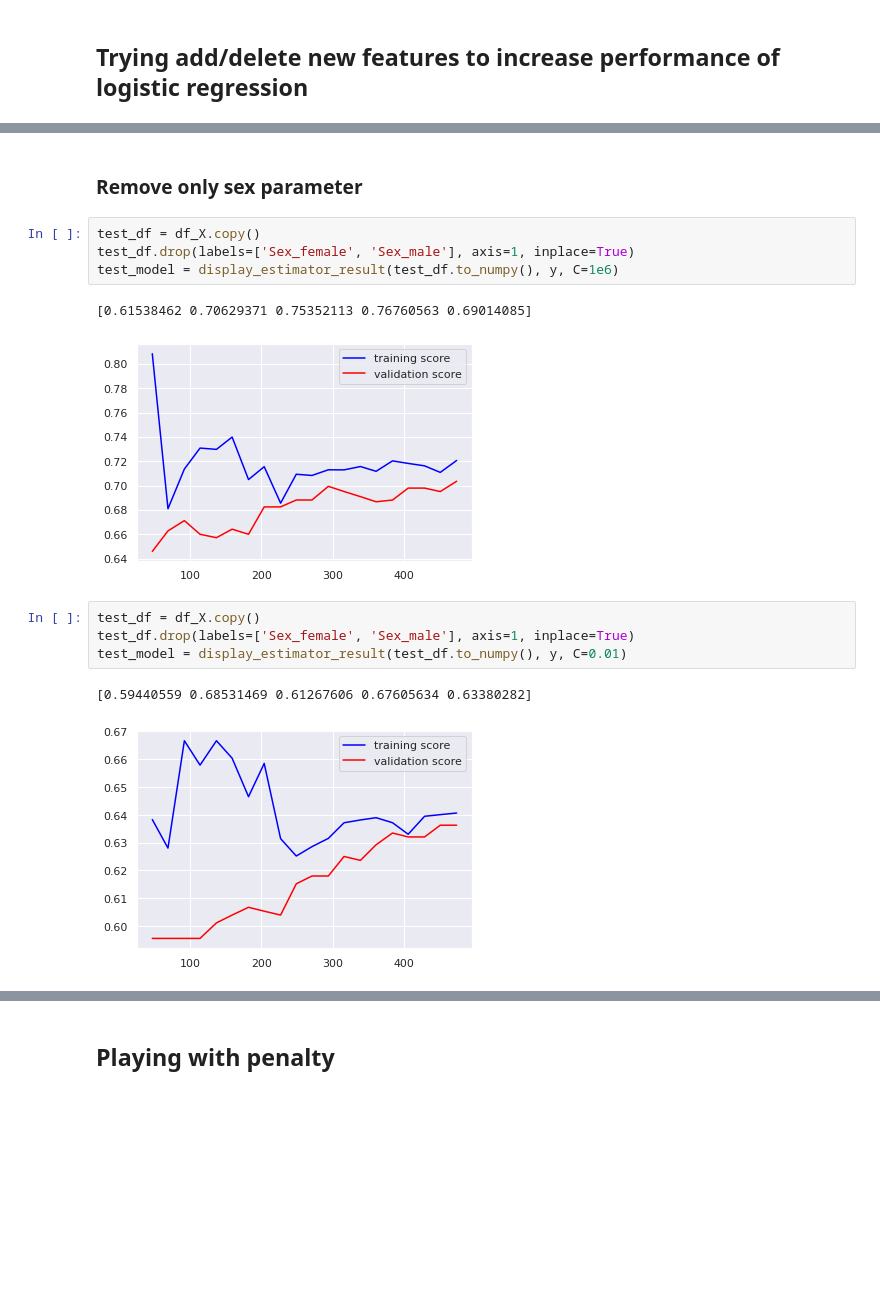
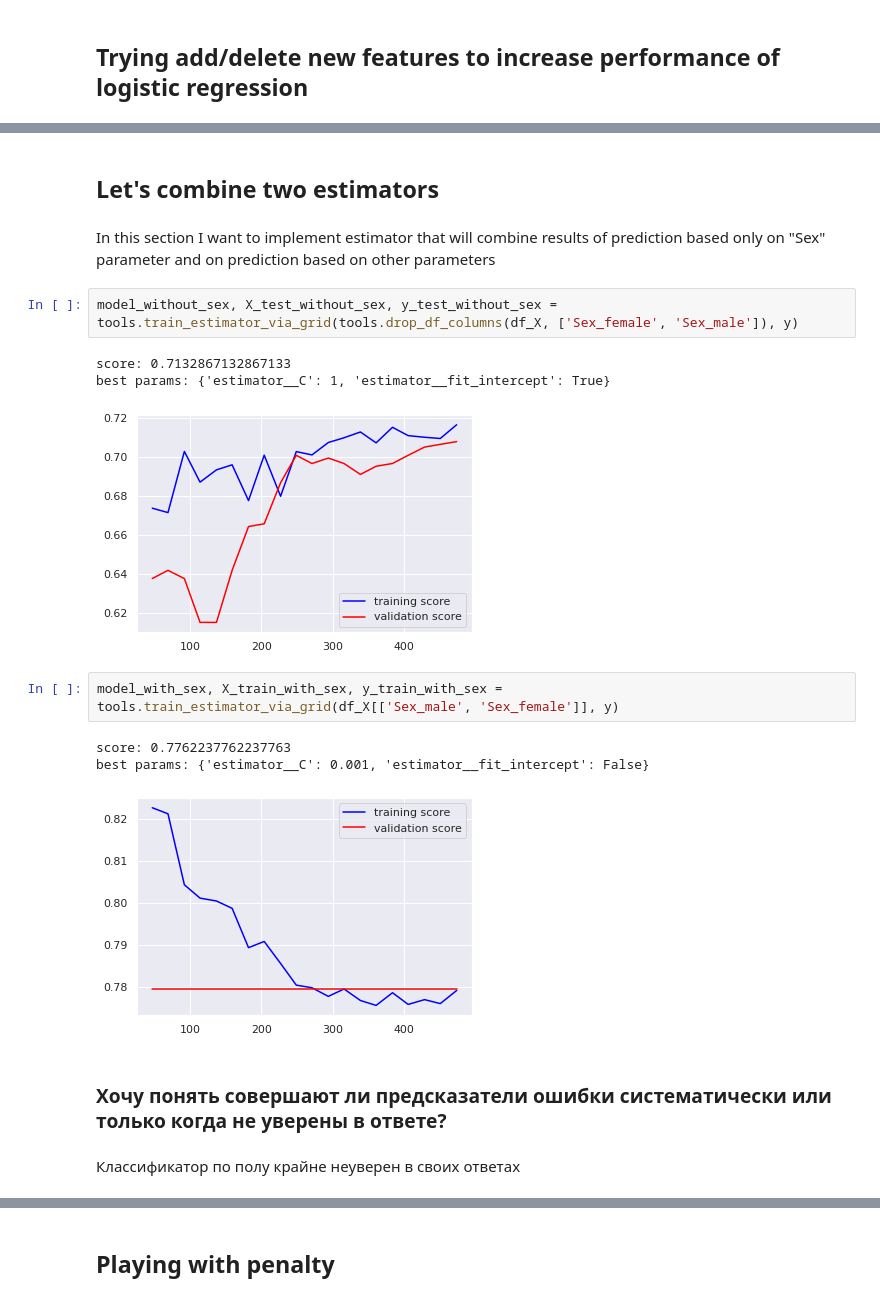
Before and after one commit to VsevolodKozlov-git/kaggle-titanic-competition, a Jupyter notebook: main.ipynb, the cells around one changed output, grey strips where cells are left out. Drawn from its saved outputs; the diff is of its cells as text; blank space fills up the shorter version.

```diff
--- a/main.ipynb
+++ b/main.ipynb
@@ -183,16 +139,20 @@ Training result stays the same!!!
-# %% [markdown]
-### Remove only sex parameter
-# %%
-test_df = df_X.copy()
-test_df.drop(labels=['Sex_female', 'Sex_male'], axis=1, inplace=True)
-test_model = display_estimator_result(test_df.to_numpy(), y, C=1e6)
-# %% [output]
-[0.61538462 0.70629371 0.75352113 0.76760563 0.69014085]
-[figure, removed]
-# %%
-test_df = df_X.copy()
-test_df.drop(labels=['Sex_female', 'Sex_male'], axis=1, inplace=True)
-test_model = display_estimator_result(test_df.to_numpy(), y, C=0.01)
-# %% [output]
-[0.59440559 0.68531469 0.61267606 0.67605634 0.63380282]
-[figure, removed]
+# %% [markdown]
+## Let's combine two estimators
+# %% [markdown]
+In this section I want to implement estimator that will combine results of prediction based only on "Sex" parameter and on prediction based on other parameters
+# %%
+model_without_sex, X_test_without_sex, y_test_without_sex = tools.train_estimator_via_grid(tools.drop_df_columns(df_X, ['Sex_female', 'Sex_male']), y)
+# %% [output]
+score: 0.7132867132867133
+best params: {'estimator__C': 1, 'estimator__fit_intercept': True}
+[figure, added]
+# %%
+model_with_sex, X_train_with_sex, y_train_with_sex = tools.train_estimator_via_grid(df_X[['Sex_male', 'Sex_female']], y)
+# %% [output]
+score: 0.7762237762237763
+best params: {'estimator__C': 0.001, 'estimator__fit_intercept': False}
+[figure, added]
+# %% [markdown]
+### Хочу понять совершают ли предсказатели ошибки систематически или только когда не уверены в ответе?
+# %% [markdown]
+Классификатор по полу крайне неуверен в своих ответах
```
Also changed, not shown: parts of 47 cells of this notebook, 3 other files.
